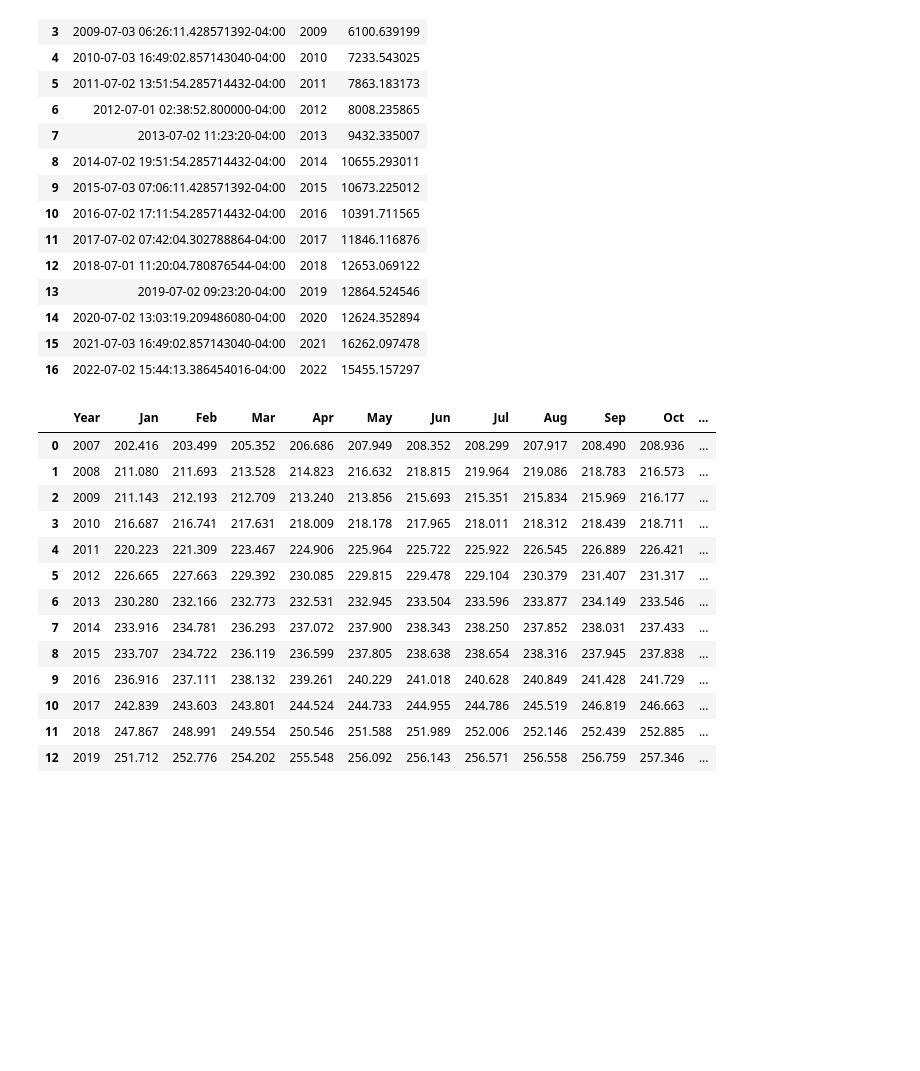
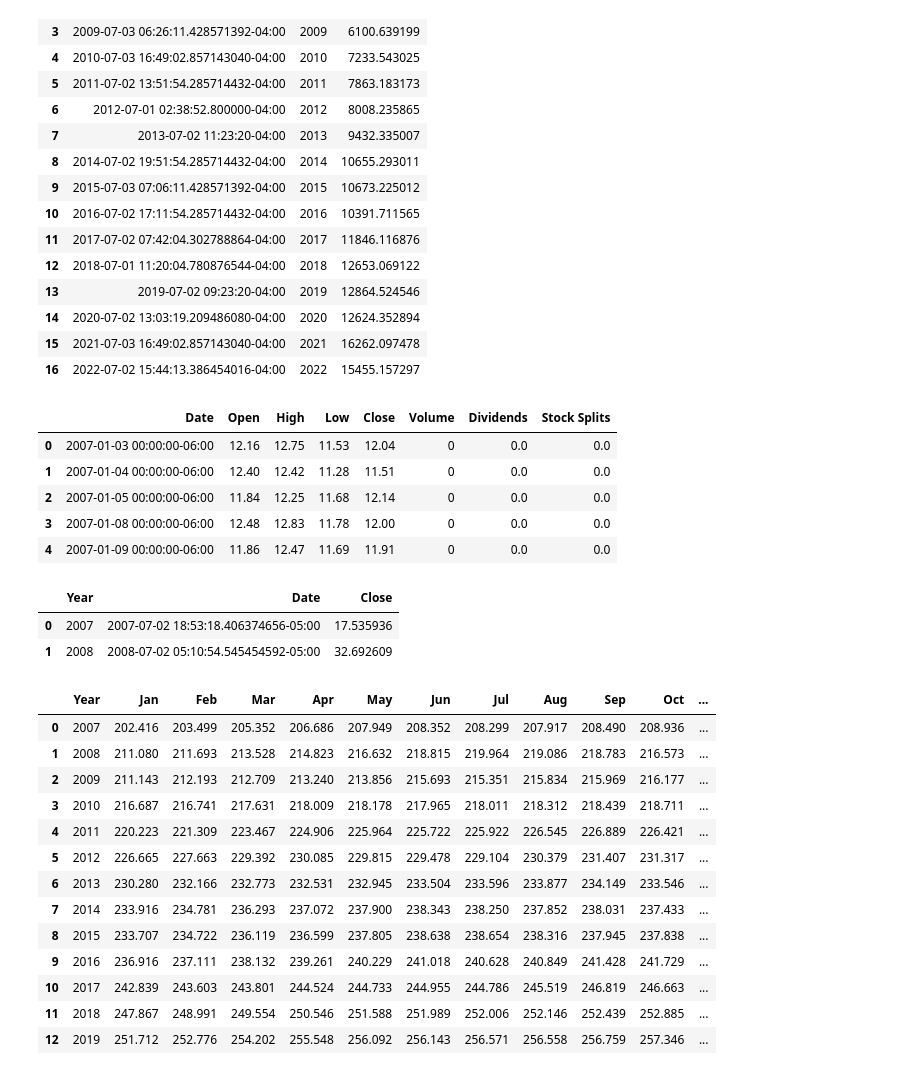
Before and after one commit to hertzrafael/gold-pricing, a Jupyter notebook: dataset.ipynb, the cells around one changed output. Cells and saved outputs as stored; diff of their text form; code cells hidden in the pictures; blank space fills up the shorter version.

Commit message:
last update on files. upload to start changes

```diff
--- a/dataset.ipynb
+++ b/dataset.ipynb
@@ -9,7 +11,7 @@ max_year = 2022
 nyse_index = yf.Ticker(f'{nyse_asset}')
 # %%
 # Histórico de 1 ano com intervalo diário
-start = '2006-01-01'
+start = '2007-01-01'
 end = '2022-12-31'
 
 nyse_history = nyse_index.history(start=start, end=end).reset_index()
@@ -63,3 +65,13 @@ nyse_history
 | 14 | 2020-07-02 13:03:19.209486080-04:00 | 2020 | 12624.352894 |
 | 15 | 2021-07-03 16:49:02.857143040-04:00 | 2021 | 16262.097478 |
 | 16 | 2022-07-02 15:44:13.386454016-04:00 | 2022 | 15455.157297 |
+# %%
+vix_history = yf.Ticker('^VIX').history(start=start, end=end).reset_index()
+vix_history.head(5)
+# %% [output]
+|  | Date | Open | High | Low | Close | Volume | Dividends | Stock Splits |
+| 0 | 2007-01-03 00:00:00-06:00 | 12.16 | 12.75 | 11.53 | 12.04 | 0 | 0.0 | 0.0 |
+| 1 | 2007-01-04 00:00:00-06:00 | 12.40 | 12.42 | 11.28 | 11.51 | 0 | 0.0 | 0.0 |
+| 2 | 2007-01-05 00:00:00-06:00 | 11.84 | 12.25 | 11.68 | 12.14 | 0 | 0.0 | 0.0 |
+| 3 | 2007-01-08 00:00:00-06:00 | 12.48 | 12.83 | 11.78 | 12.00 | 0 | 0.0 | 0.0 |
+| 4 | 2007-01-09 00:00:00-06:00 | 11.86 | 12.47 | 11.69 | 11.91 | 0 | 0.0 | 0.0 |
@@ -66,3 +87,10 @@ nyse_history
+# %%
+vix_history = pd.read_csv('files/vix_data_2007-2022.csv')
+vix_history.head(2)
+# %% [output]
+|  | Year | Date | Close |
+| 0 | 2007 | 2007-07-02 18:53:18.406374656-05:00 | 17.535936 |
+| 1 | 2008 | 2008-07-02 05:10:54.545454592-05:00 | 32.692609 |
 # %%
 ipc_usa = pd.read_excel('files/ipc_usa_2007-2022.xlsx', skiprows=11, engine='openpyxl')
 ipc_usa
```
Also changed, not shown: parts of 4 cells of this notebook, 6 other files.
